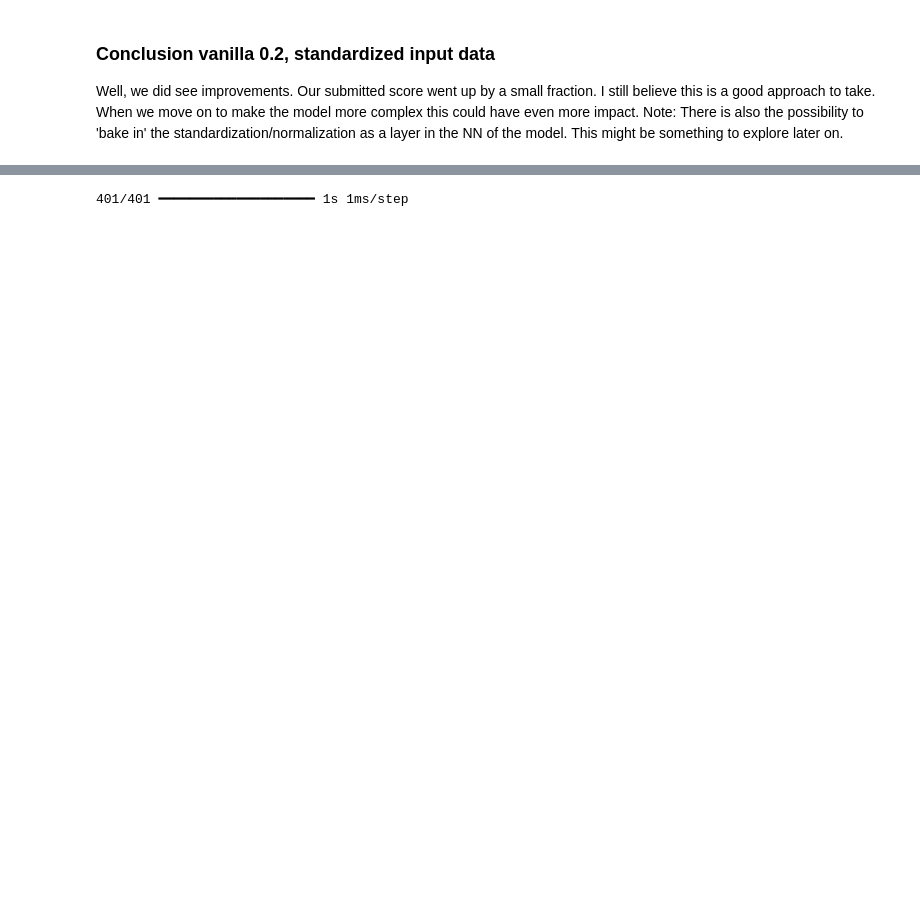
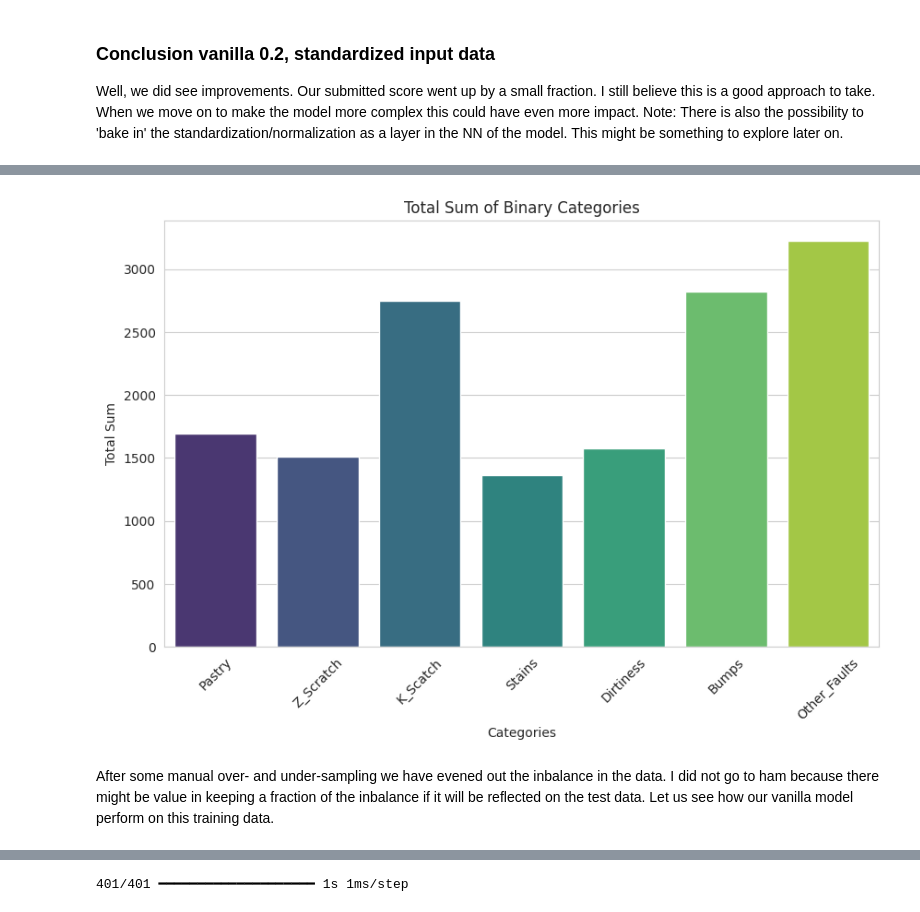
Before and after one commit to tomkalervo/kaggle, a Jupyter notebook: playground-s04e03-001.ipynb, the cells around one changed output, grey strips where cells are left out. Cells and saved outputs as stored; diff of their text form; code cells hidden in the pictures; blank space fills up the shorter version.

```diff
--- a/playground-s04e03-001.ipynb
+++ b/playground-s04e03-001.ipynb
@@ -301,0 +316,8 @@ Well, we did see improvements. Our submitted score went up by a small fraction.
+# %%
+labels = y_train.columns
+n_labels = len(labels)
+total = y_train.shape[0]
+print(f"We have {n_labels} classification labels and a total of {total} training examples. Their ratio is as follows:")
+for label in labels:
+    ratio = y_train[label].sum() / total
+    print(f"{label} : \t{ratio}")
@@ -301,0 +354,5 @@ Well, we did see improvements. Our submitted score went up by a small fraction.
+# %%
+# Check ratio again
+for label in labels:
+    ratio = y_train_resample[label].sum() / total
+    print(f"{label} : \t{ratio}")
@@ -301,0 +412,32 @@ Well, we did see improvements. Our submitted score went up by a small fraction.
+# %%
+import matplotlib.pyplot as plt
+%matplotlib inline
+import seaborn as sns
+
+# Calculate the total sum for each category (column)
+totals = np.array(y_r.sum())
+
+# Get the column names (categories)
+categories = np.array(y_r.columns)
+
+# Create a bar plot using seaborn
+sns.set_style("whitegrid")  # Set style
+plt.figure(figsize=(10, 6))  # Set figure size
+
+# Create the bar plot
+sns.barplot(x=categories, y=totals, palette="viridis")
+
+# Add labels and title
+plt.xlabel("Categories")
+plt.ylabel("Total Sum")
+plt.title("Total Sum of Binary Categories")
+
+# Rotate x-axis labels for better readability if needed
+plt.xticks(rotation=45)
+
+# Show plot
+plt.show()
+# %% [output]
+[figure, added]
+# %% [markdown]
+After some manual over- and under-sampling we have evened out the inbalance in the data. I did not go to ham because there might be value in keeping a fraction of the inbalance if it will be reflected on the test data. Let us see how our vanilla model perform on this training data.
```
Also changed, not shown: parts of 21 cells of this notebook.
